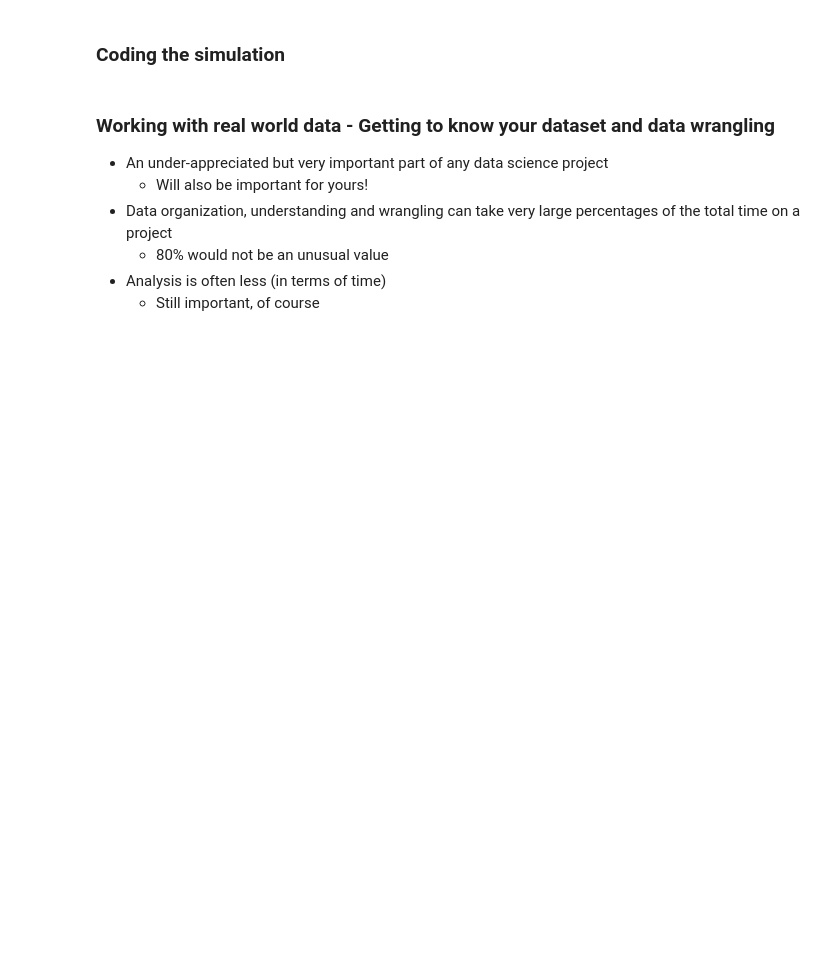
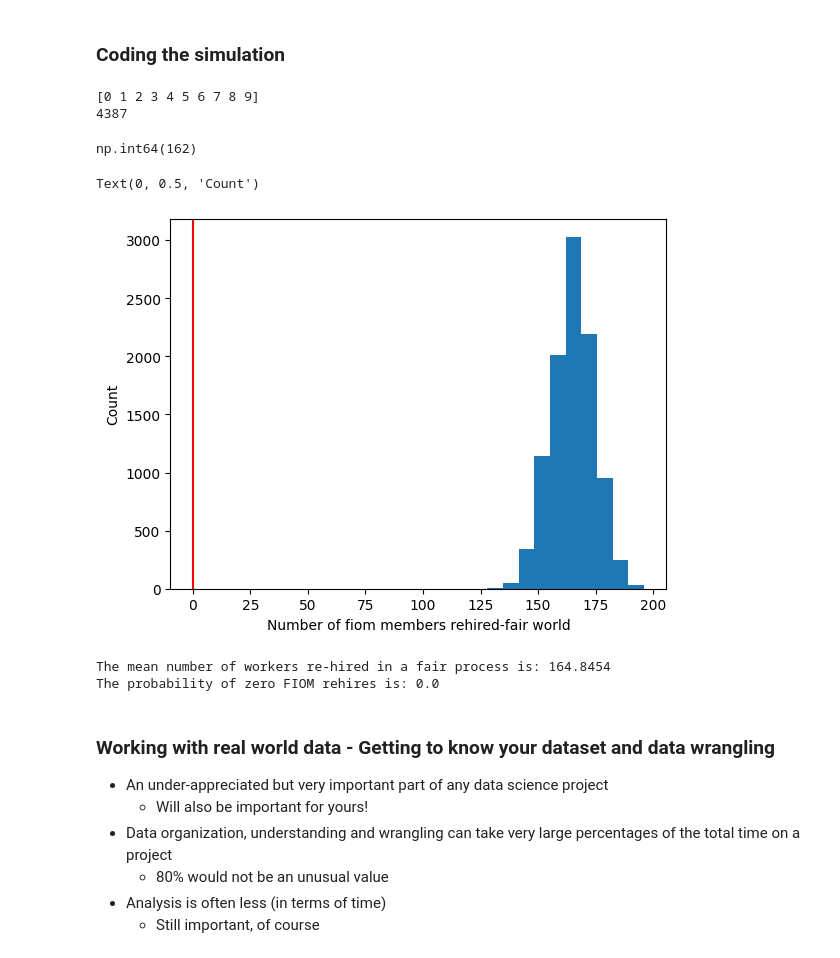
Before and after one commit to olsonac/data_science_for_brain_and_behaviour_26-27, a Jupyter notebook: Lectures/wk7_1_permutation_tests/wk7_1_comparing_means_in_class_working.ipynb, the cells around one changed output. Drawn from its saved outputs; the diff is of its cells as text; code cells hidden in the pictures; blank space fills up the shorter version.

```diff
--- a/Lectures/wk7_1_permutation_tests/wk7_1_comparing_means.ipynb
+++ b/Lectures/wk7_1_permutation_tests/wk7_1_comparing_means_in_class_working.ipynb
@@ -221,3 +229,66 @@ You can solve it.  How?
+# %%
+# try one simulation - not yet in a function
+worker_array = np.arange(0, 4387)
+
+mixed_array = np.random.permutation(worker_array)
+print(worker_array[0:10])
+print(len(mixed_array))
+mixed_array[0:10]
+rehired_group = mixed_array[0:number_rehired]
+fiom_rehired = np.sum(rehired_group < fiom_orig)
+# %% [output]
+[0 1 2 3 4 5 6 7 8 9]
+4387
+# %%
+# put our simulation code in a function
+
+worker_array = np.arange(0, 4387)
+
+def sim_rehire(worker_array,number_rehired, fiom_orig):
+    mixed_array = np.random.permutation(worker_array)
+    #print(worker_array[0:10])
+    #print(len(mixed_array))
+    #mixed_array[0:10]
+    rehired_group = mixed_array[0:number_rehired]
+    fiom_rehired = np.sum(rehired_group < fiom_orig)
+    return(fiom_rehired)
+
+num_fiom_rehired = sim_rehire(worker_array,number_rehired, fiom_orig)
+num_fiom_rehired
+# %% [output]
+np.int64(162)
+# %%
+# do our simulation loop
+
+import matplotlib.pyplot as plt
+
+# set up the loop
+num_sim = 10000
+num_fiom_rehired = np.zeros(num_sim)
+
+# do the loop
+for i in np.arange(0,num_sim):
+    num_fiom_rehired[i]=sim_rehire(worker_array,number_rehired, fiom_orig)
+
+# visualize the result
+plt.hist(num_fiom_rehired)
+plt.axvline(x=0,color="red")
+plt.xlabel("Number of fiom members rehired-fair world")
+plt.ylabel("Count")
+# %% [output]
+Text(0, 0.5, 'Count')
+[figure, added]
+# %%
+# get the mean number rehired in a fair world.  This was important for the judge.
+mean_rehired = np.mean(num_fiom_rehired)
+# what was the probability of a zero outcome in the fair world?
+prob_zero_outcome = np.sum(num_fiom_rehired == 0)/num_sim
+
+print(f"The mean number of workers re-hired in a fair process is: {mean_rehired}")
+print(f"The probability of zero FIOM rehires is: {prob_zero_outcome}")
+# %% [output]
+The mean number of workers re-hired in a fair process is: 164.8454
+The probability of zero FIOM rehires is: 0.0
 # %% [markdown]
 ### Working with real world data - Getting to know your dataset and data wrangling
 - An under-appreciated but very important part of any data science project
```
Also changed, not shown: parts of 17 cells of this notebook.
